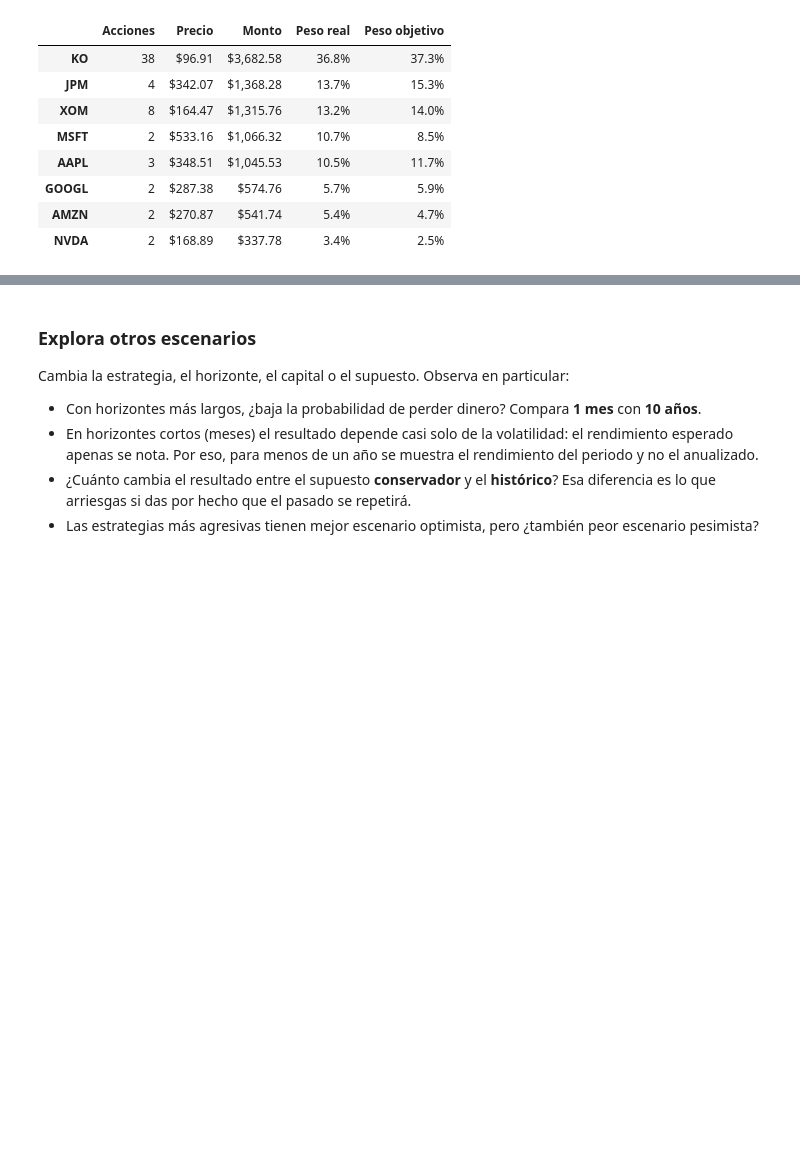
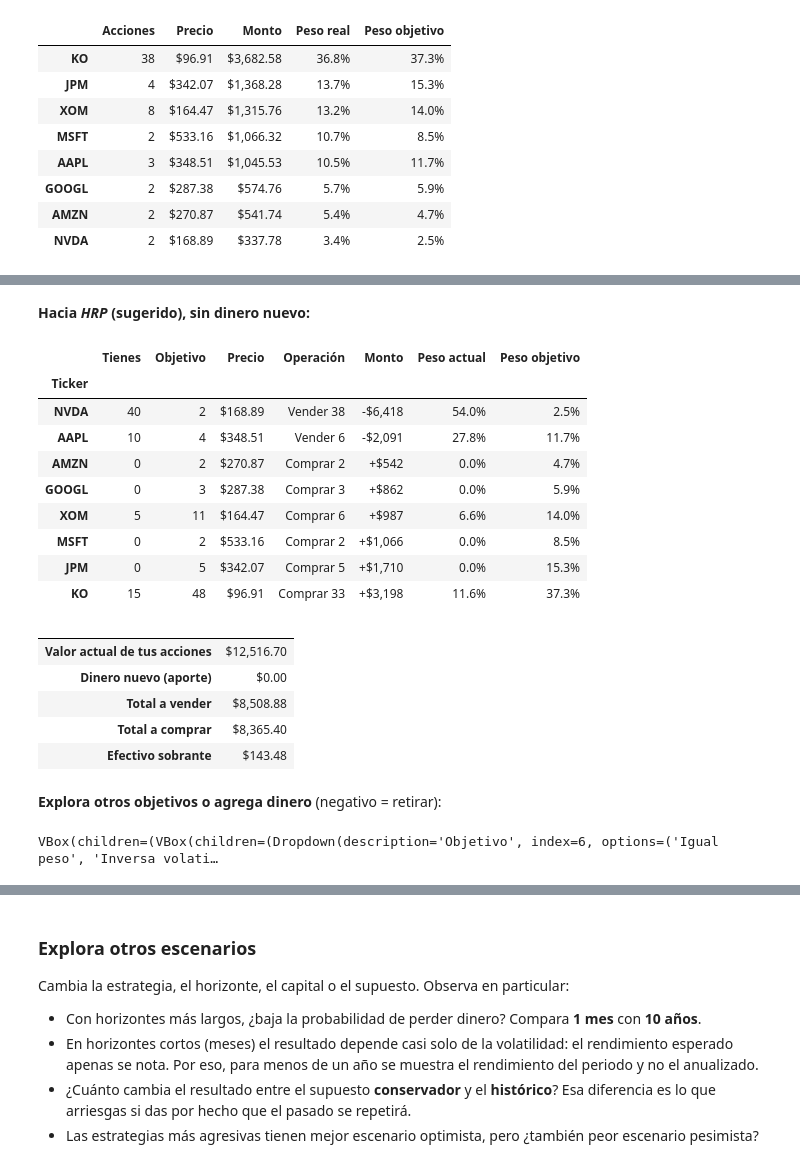
Before and after one commit to OmarRR2003/portfolio-optimization, a Jupyter notebook: acciones.ipynb, the cells around one changed output, grey strips where cells are left out. Drawn from its saved outputs; the diff is of its cells as text; code cells hidden in the pictures; blank space fills up the shorter version.

```diff
--- a/acciones.ipynb
+++ b/acciones.ipynb
@@ -368 +427,44 @@ def _():
+# %%
+@tab.seccion
+def _():
+    A = tab.A
+    if A.posiciones is None:
+        return
+    plan, resumen = ac.plan_rebalanceo(A.cfg.posiciones, A.w, A.precios)
+    display(Markdown(f"**Hacia *{A.elegido}* (sugerido), sin dinero nuevo:**"))
+    display(ac.estilo_rebalanceo(plan))
+    display(ac.estilo_resumen_rebalanceo(resumen))
+
+    def explorar(objetivo, aporte):
+        plan, resumen = ac.plan_rebalanceo(A.cfg.posiciones, A.pesos[objetivo], A.precios, aporte)
+        display(ac.estilo_rebalanceo(plan))
+        display(ac.estilo_resumen_rebalanceo(resumen))
+
+    display(Markdown("**Explora otros objetivos o agrega dinero** (negativo = retirar):"))
+    display(ac.Tablero.interactivo(
+        explorar,
+        objetivo=widgets.Dropdown(options=[e for e in A.pesos if e != ac.MI_PORTAFOLIO], value=A.elegido,
+                                  description="Objetivo"),
+        aporte=widgets.FloatText(value=0, step=500, description="Aporte ($)"),
+    ))
+# %% [output]
+**Hacia *HRP* (sugerido), sin dinero nuevo:**
+|  | Tienes | Objetivo | Precio | Operación | Monto | Peso actual | Peso objetivo |
+| Ticker |  |  |  |  |  |  |  |
+| NVDA | 40 | 2 | $168.89 | Vender 38 | -$6,418 | 54.0% | 2.5% |
+| AAPL | 10 | 4 | $348.51 | Vender 6 | -$2,091 | 27.8% | 11.7% |
+| AMZN | 0 | 2 | $270.87 | Comprar 2 | +$542 | 0.0% | 4.7% |
+| GOOGL | 0 | 3 | $287.38 | Comprar 3 | +$862 | 0.0% | 5.9% |
+| XOM | 5 | 11 | $164.47 | Comprar 6 | +$987 | 6.6% | 14.0% |
+| MSFT | 0 | 2 | $533.16 | Comprar 2 | +$1,066 | 0.0% | 8.5% |
+| JPM | 0 | 5 | $342.07 | Comprar 5 | +$1,710 | 0.0% | 15.3% |
+| KO | 15 | 48 | $96.91 | Comprar 33 | +$3,198 | 11.6% | 37.3% |
+|  |  |
+| Valor actual de tus acciones | $12,516.70 |
+| Dinero nuevo (aporte) | $0.00 |
+| Total a vender | $8,508.88 |
+| Total a comprar | $8,365.40 |
+| Efectivo sobrante | $143.48 |
+**Explora otros objetivos o agrega dinero** (negativo = retirar):
+VBox(children=(VBox(children=(Dropdown(description='Objetivo', index=6, options=('Igual peso', 'Inversa volati…
 # %% [markdown]
```
Also changed, not shown: parts of 15 cells of this notebook, 3 other files.
